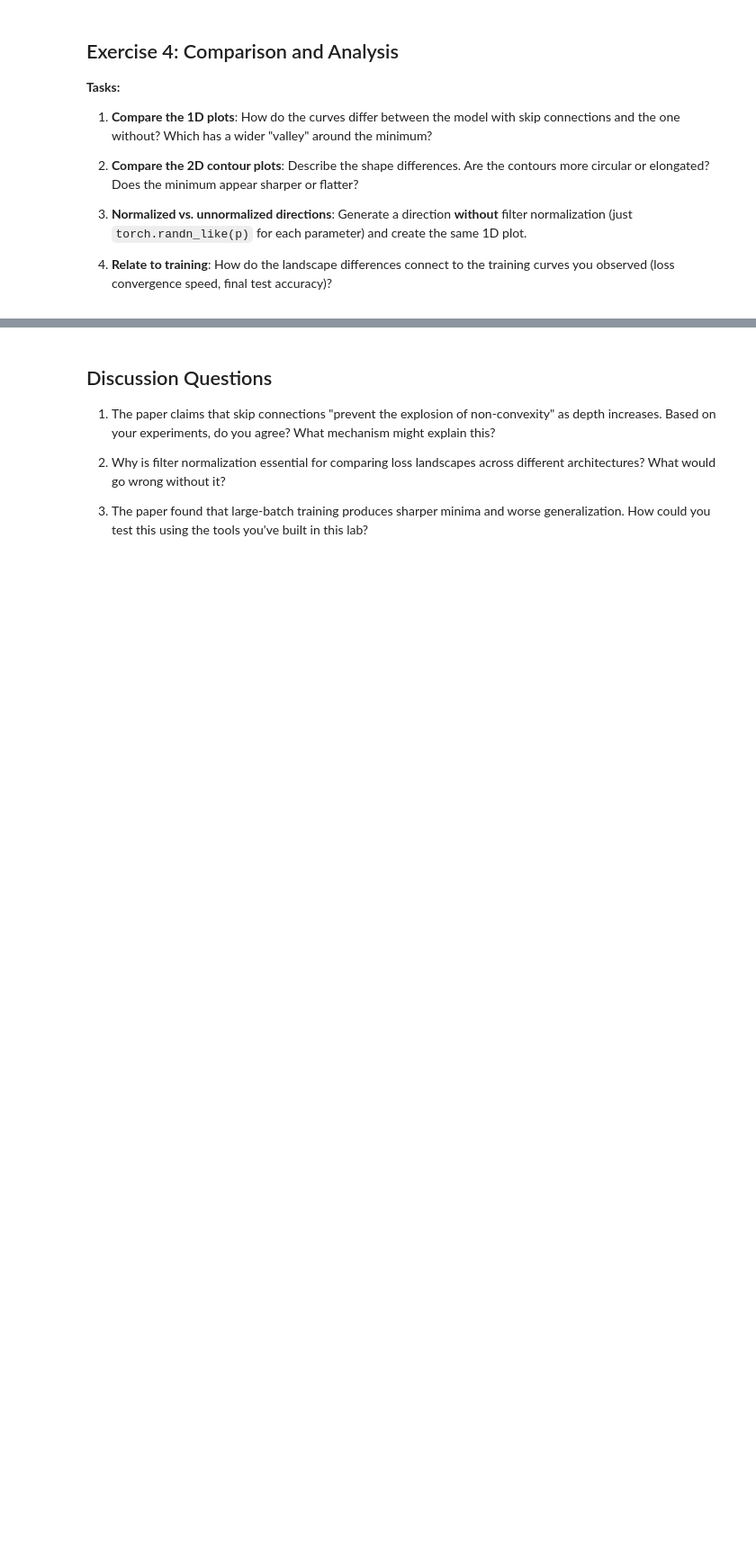
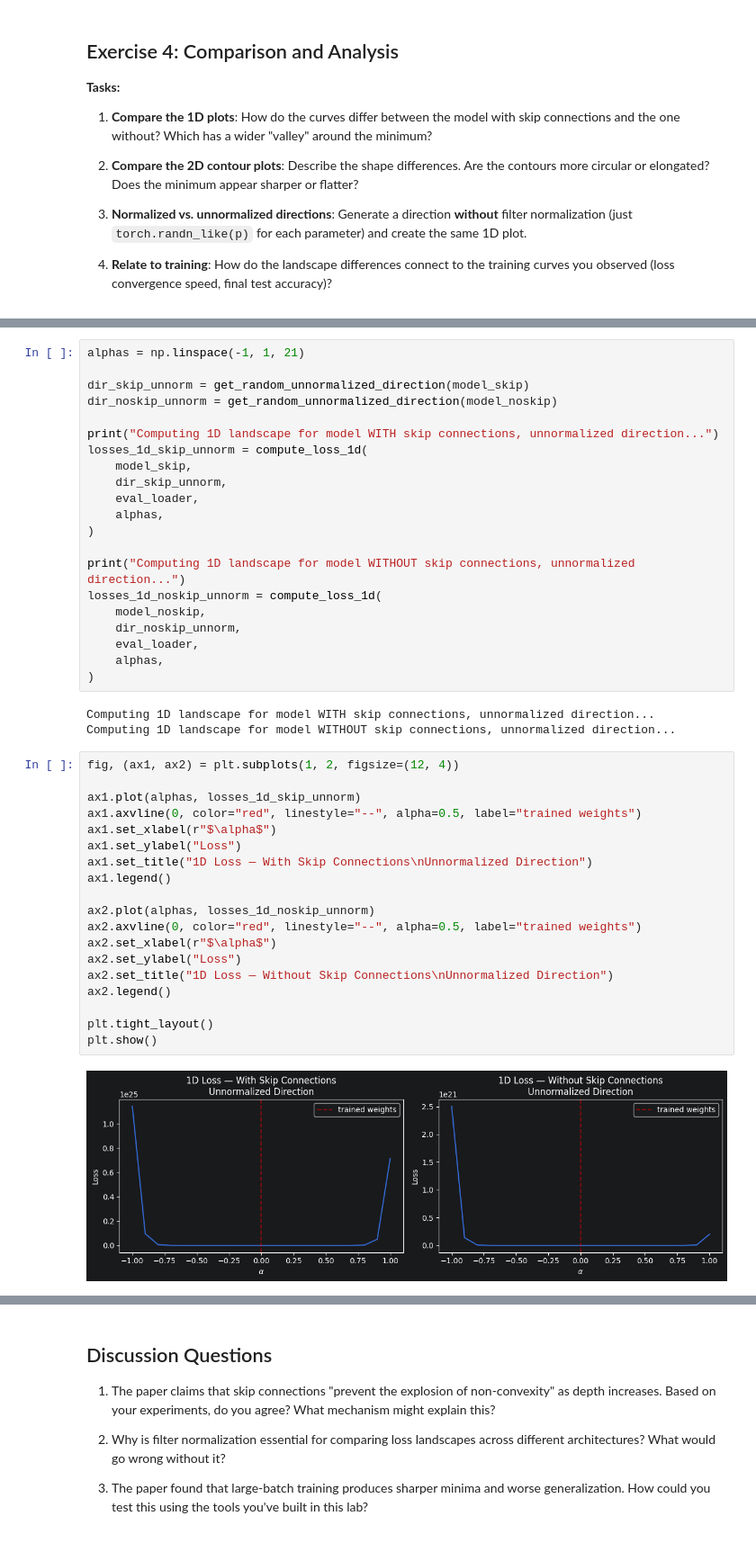
Before and after one commit to dmarek03/agh-stochastic-ml, a Jupyter notebook: lab7_new/instructions.ipynb, the cells around one changed output, grey strips where cells are left out. Shown at 90% size. Saved outputs shown, nothing was run; the diff lists cells and outputs as text; blank space fills up the shorter version.

```diff
--- a/lab7_new/instructions.ipynb
+++ b/lab7_new/instructions.ipynb
@@ -573,0 +595,45 @@ plt.show()
+# %%
+alphas = np.linspace(-1, 1, 21)
+
+dir_skip_unnorm = get_random_unnormalized_direction(model_skip)
+dir_noskip_unnorm = get_random_unnormalized_direction(model_noskip)
+
+print("Computing 1D landscape for model WITH skip connections, unnormalized direction...")
+losses_1d_skip_unnorm = compute_loss_1d(
+    model_skip,
+    dir_skip_unnorm,
+    eval_loader,
+    alphas,
+)
+
+print("Computing 1D landscape for model WITHOUT skip connections, unnormalized direction...")
+losses_1d_noskip_unnorm = compute_loss_1d(
+    model_noskip,
+    dir_noskip_unnorm,
+    eval_loader,
+    alphas,
+)
+# %% [output]
+Computing 1D landscape for model WITH skip connections, unnormalized direction...
+Computing 1D landscape for model WITHOUT skip connections, unnormalized direction...
+# %%
+fig, (ax1, ax2) = plt.subplots(1, 2, figsize=(12, 4))
+
+ax1.plot(alphas, losses_1d_skip_unnorm)
+ax1.axvline(0, color="red", linestyle="--", alpha=0.5, label="trained weights")
+ax1.set_xlabel(r"$\alpha$")
+ax1.set_ylabel("Loss")
+ax1.set_title("1D Loss — With Skip Connections\nUnnormalized Direction")
+ax1.legend()
+
+ax2.plot(alphas, losses_1d_noskip_unnorm)
+ax2.axvline(0, color="red", linestyle="--", alpha=0.5, label="trained weights")
+ax2.set_xlabel(r"$\alpha$")
+ax2.set_ylabel("Loss")
+ax2.set_title("1D Loss — Without Skip Connections\nUnnormalized Direction")
+ax2.legend()
+
+plt.tight_layout()
+plt.show()
+# %% [output]
+[figure, added]
```
Also changed, not shown: parts of 15 cells of this notebook.
